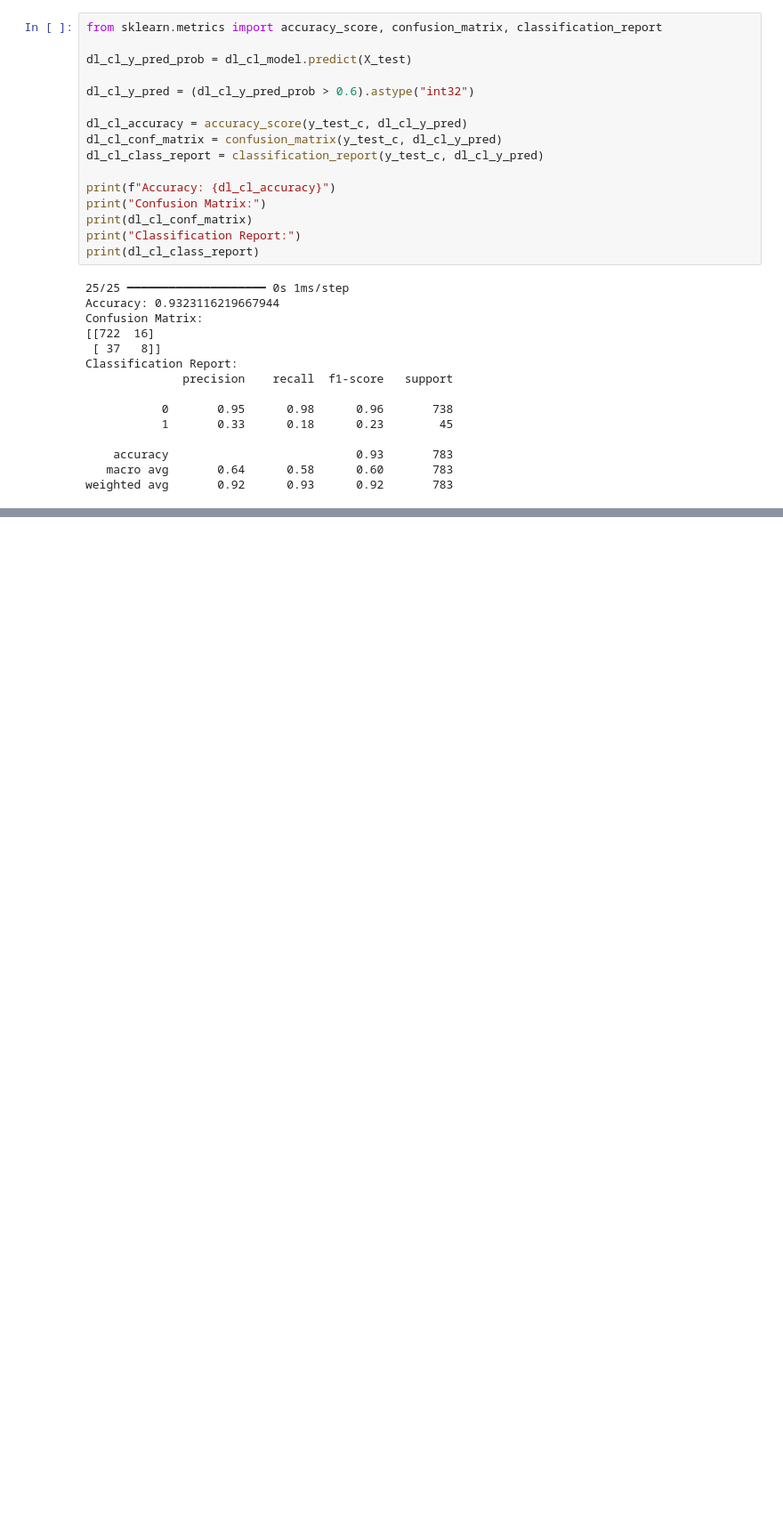
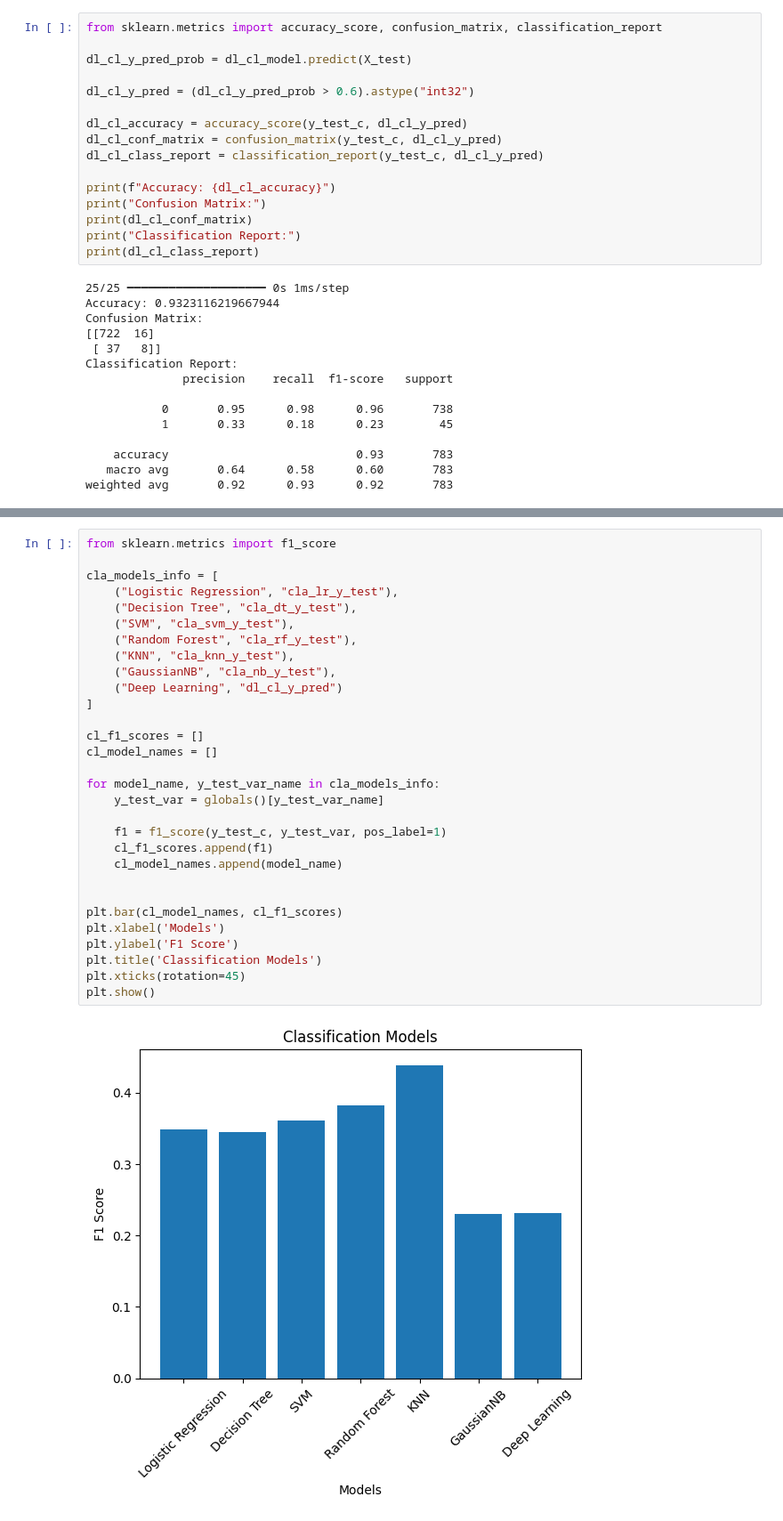
Before and after one commit to JuaniSimieli/F1-Predictions, a Jupyter notebook: ML-modelling/ml_model.ipynb, the cells around one changed output, grey strips where cells are left out. Shown at 89% size. Cells and saved outputs as stored; diff of their text form; blank space fills up the shorter version.

```diff
--- a/ML-modelling/ml_model.ipynb
+++ b/ML-modelling/ml_model.ipynb
@@ -369,0 +404,32 @@ weighted avg       0.92      0.93      0.92       783
+# %%
+from sklearn.metrics import f1_score
+
+cla_models_info = [
+    ("Logistic Regression", "cla_lr_y_test"),
+    ("Decision Tree", "cla_dt_y_test"),
+    ("SVM", "cla_svm_y_test"),
+    ("Random Forest", "cla_rf_y_test"),
+    ("KNN", "cla_knn_y_test"),
+    ("GaussianNB", "cla_nb_y_test"),
+    ("Deep Learning", "dl_cl_y_pred")
+]
+
+cl_f1_scores = []
+cl_model_names = []
+
+for model_name, y_test_var_name in cla_models_info:
+    y_test_var = globals()[y_test_var_name]
+
+    f1 = f1_score(y_test_c, y_test_var, pos_label=1)
+    cl_f1_scores.append(f1)
+    cl_model_names.append(model_name)
+
+
+plt.bar(cl_model_names, cl_f1_scores)
+plt.xlabel('Models')
+plt.ylabel('F1 Score')
+plt.title('Classification Models')
+plt.xticks(rotation=45)
+plt.show()
+# %% [output]
+[figure, added]
```
Also changed, not shown: parts of 2 cells of this notebook, 2 other files.
